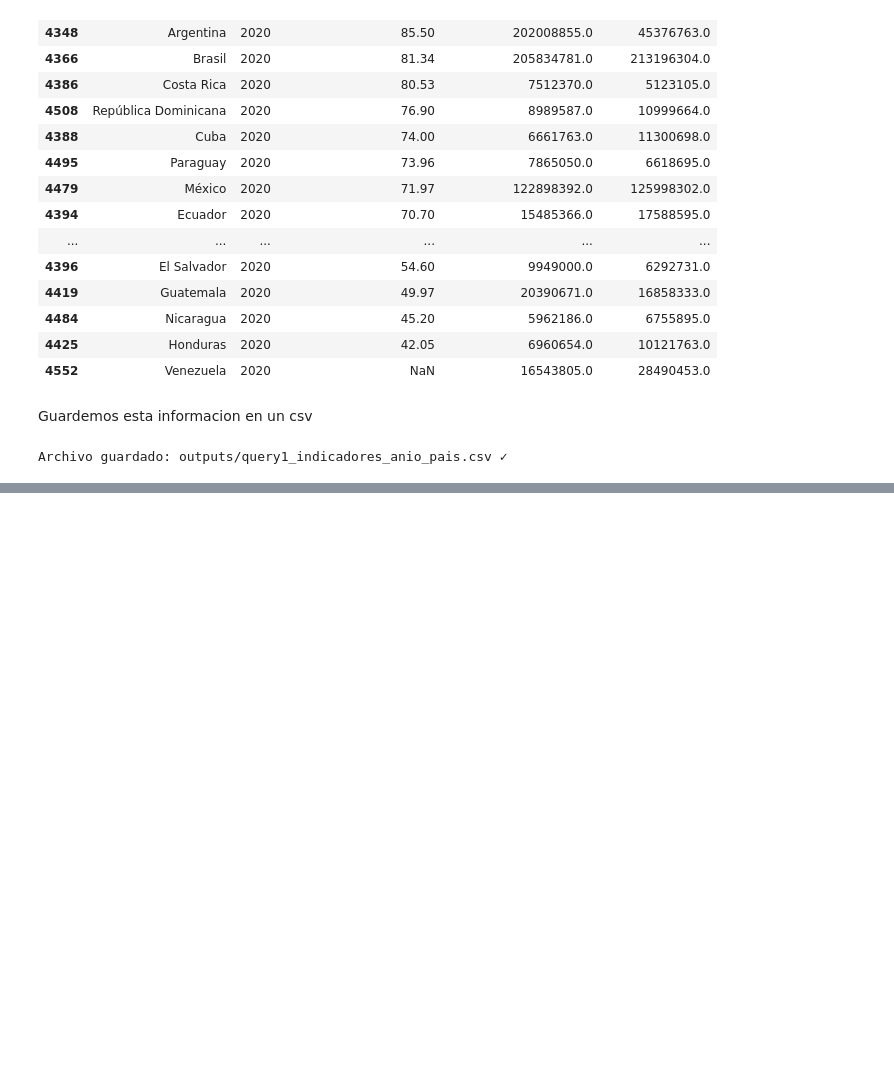
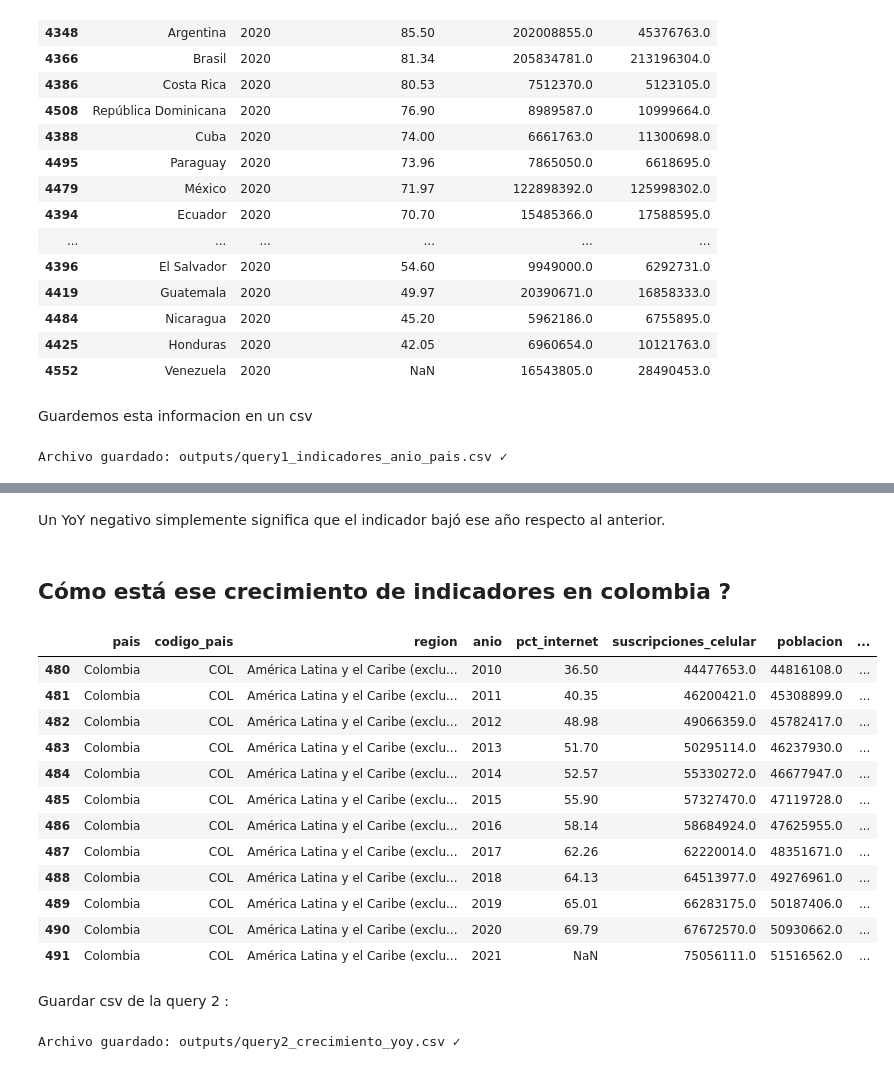
Before and after one commit to Oscarvm117/Challenge_Meli, a Jupyter notebook: Notebooks/challenge_meli_vis.ipynb, the cells around one changed output, grey strips where cells are left out. Drawn from its saved outputs; the diff is of its cells as text; code cells hidden in the pictures; blank space fills up the shorter version.

Commit message:
Finished Math of the query 2 and outputs for worldwide and Colombia

```diff
--- a/Notebooks/challenge_meli_vis.ipynb
+++ b/Notebooks/challenge_meli_vis.ipynb
@@ -357,0 +432,28 @@ Archivo guardado: outputs/query1_indicadores_anio_pais.csv ✓
+# %% [markdown]
+Un YoY negativo simplemente significa que el indicador bajó ese año respecto al anterior.
+# %% [markdown]
+## Cómo está ese crecimiento de indicadores en colombia ?
+# %%
+colombia = resultado_q2[resultado_q2['codigo_pais'] == 'COL']
+colombia
+# %% [output]
+|  | pais | codigo_pais | region | anio | pct_internet | suscripciones_celular | poblacion | ... |
+| 480 | Colombia | COL | América Latina y el Caribe (exclu... | 2010 | 36.50 | 44477653.0 | 44816108.0 | ... |
+| 481 | Colombia | COL | América Latina y el Caribe (exclu... | 2011 | 40.35 | 46200421.0 | 45308899.0 | ... |
+| 482 | Colombia | COL | América Latina y el Caribe (exclu... | 2012 | 48.98 | 49066359.0 | 45782417.0 | ... |
+| 483 | Colombia | COL | América Latina y el Caribe (exclu... | 2013 | 51.70 | 50295114.0 | 46237930.0 | ... |
+| 484 | Colombia | COL | América Latina y el Caribe (exclu... | 2014 | 52.57 | 55330272.0 | 46677947.0 | ... |
+| 485 | Colombia | COL | América Latina y el Caribe (exclu... | 2015 | 55.90 | 57327470.0 | 47119728.0 | ... |
+| 486 | Colombia | COL | América Latina y el Caribe (exclu... | 2016 | 58.14 | 58684924.0 | 47625955.0 | ... |
+| 487 | Colombia | COL | América Latina y el Caribe (exclu... | 2017 | 62.26 | 62220014.0 | 48351671.0 | ... |
+| 488 | Colombia | COL | América Latina y el Caribe (exclu... | 2018 | 64.13 | 64513977.0 | 49276961.0 | ... |
+| 489 | Colombia | COL | América Latina y el Caribe (exclu... | 2019 | 65.01 | 66283175.0 | 50187406.0 | ... |
+| 490 | Colombia | COL | América Latina y el Caribe (exclu... | 2020 | 69.79 | 67672570.0 | 50930662.0 | ... |
+| 491 | Colombia | COL | América Latina y el Caribe (exclu... | 2021 | NaN | 75056111.0 | 51516562.0 | ... |
+# %% [markdown]
+Guardar csv de la query 2 :
+# %%
+resultado_q2.to_csv('../outputs/query2_crecimiento_yoy.csv', index=False)
+print('Archivo guardado: outputs/query2_crecimiento_yoy.csv ')
+# %% [output]
+Archivo guardado: outputs/query2_crecimiento_yoy.csv ✓
```
Also changed, not shown: parts of 4 cells of this notebook, 1 other file.
